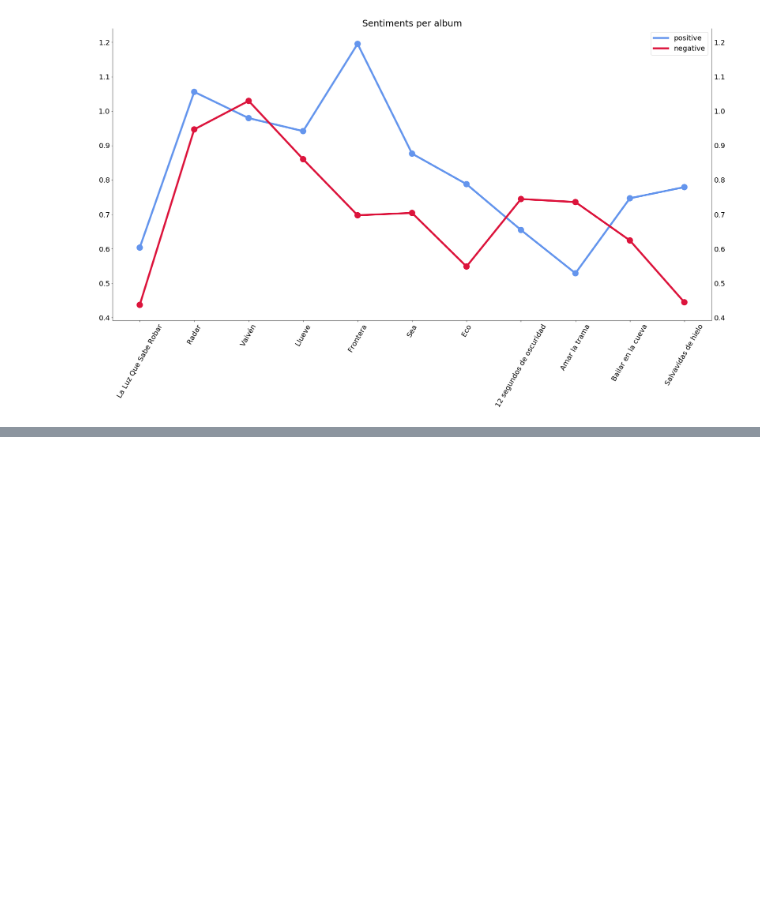
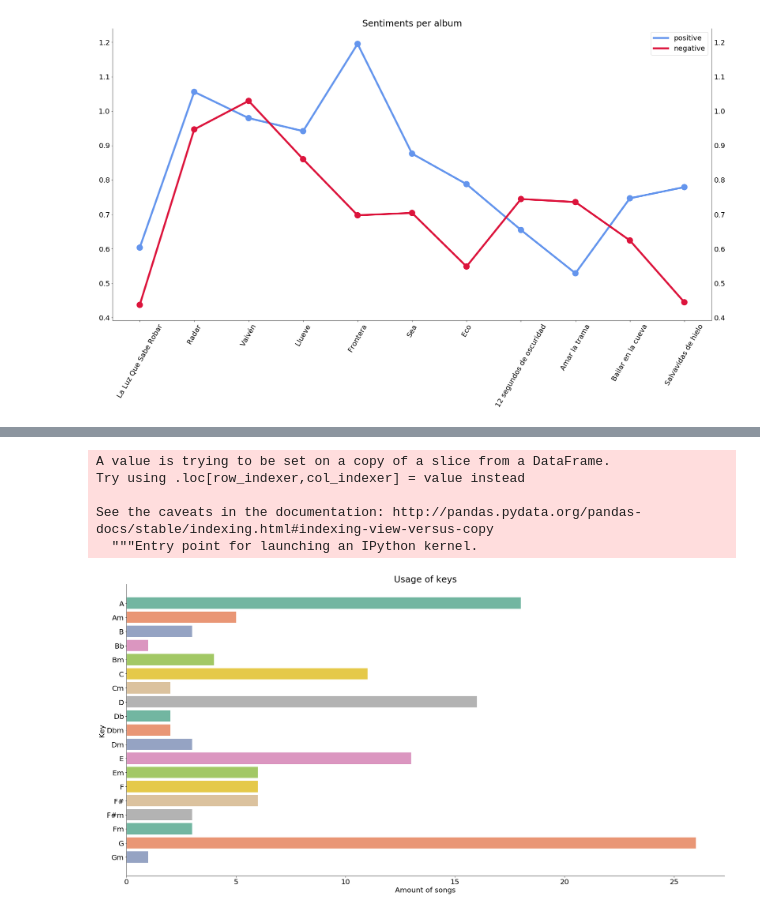
Before and after one commit to alexing/datadata, a Jupyter notebook: drexler_data_exploration.ipynb, the cells around one changed output, grey strips where cells are left out. Drawn from its saved outputs; the diff is of its cells as text; code cells hidden in the pictures; blank space fills up the shorter version.

```diff
--- a/drexler_data_exploration.ipynb
+++ b/drexler_data_exploration.ipynb
@@ -869,0 +979,33 @@ plt.show();
+# %%
+keymap = {0: 'C', 1: 'Db', 2: 'D', 3: 'Eb',
+          4:'E', 5:'F', 6:'F#', 7:'G', 8:'Ab',
+          9:'A', 10:'Bb', 11:'B'}
+# %%
+df['real_key'] = df.key.map(keymap)
+for index, row in df.iterrows():
+    if not row['mode']:
+        df.at[index, 'real_key'] = row['real_key'] + 'm'
+        #Major is represented by 1 and minor is 0.
+# %%
+spoti_df['real_key'] = df['real_key']
+# %% [output]
+A value is trying to be set on a copy of a slice from a DataFrame.
+Try using .loc[row_indexer,col_indexer] = value instead
+
+See the caveats in the documentation: http://pandas.pydata.org/pandas-docs/stable/indexing.html#indexing-view-versus-copy
+  """Entry point for launching an IPython kernel.
+# %%
+fig, ax = plt.subplots(figsize=(30,15))
+order = sorted(spoti_df.real_key.unique())
+ax = sns.countplot(y="real_key", orient='h', data=spoti_df, order=order, palette="Set2")
+plt.xlabel('Amount of songs', fontsize=20)
+plt.ylabel('Key', fontsize=20)
+plt.title('Usage of keys', fontsize=25)
+for tick in ax.xaxis.get_major_ticks():
+    tick.label.set_fontsize(20)
+for tick in ax.yaxis.get_major_ticks():
+    tick.label.set_fontsize(20)
+sns.despine()
+plt.plot();
+# %% [output]
+[figure, added]
```
Also changed, not shown: parts of 37 cells of this notebook.
